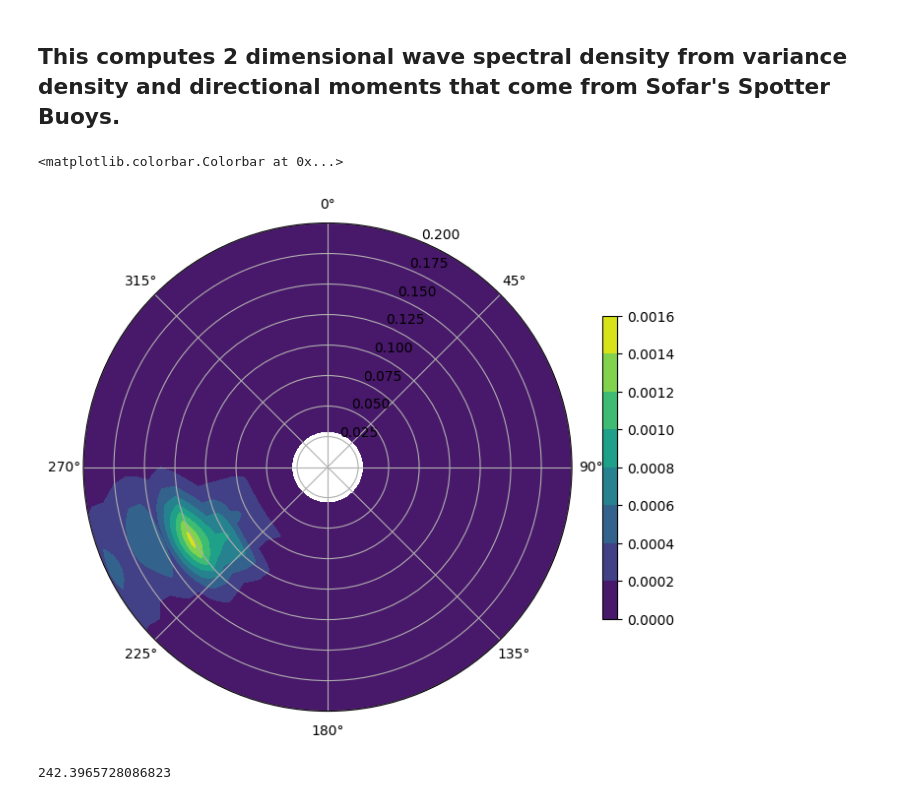
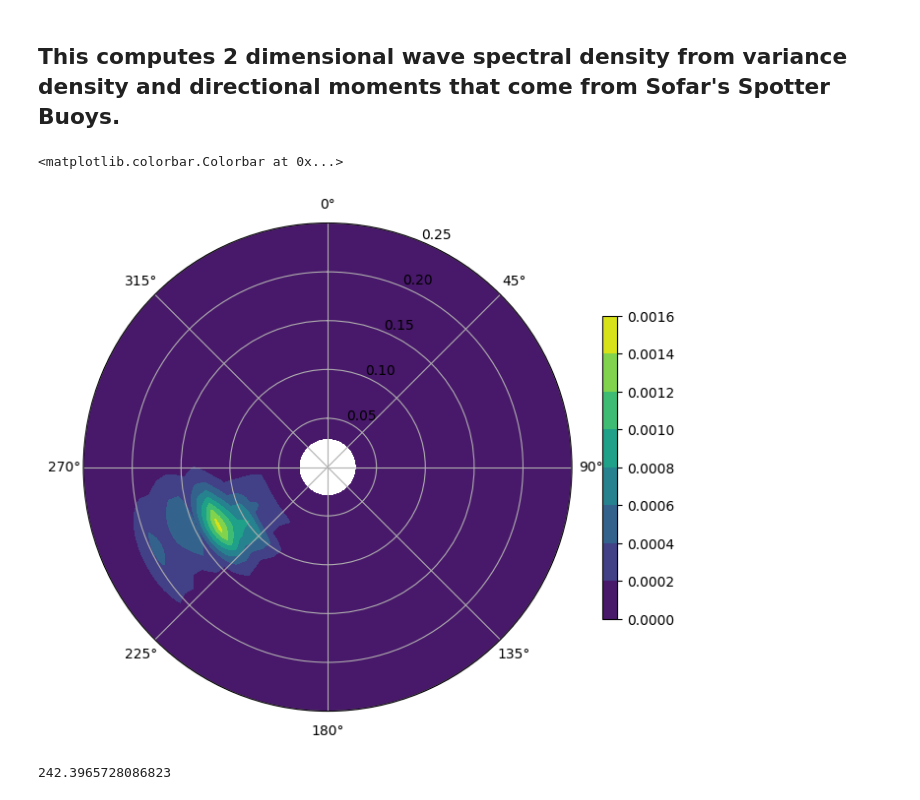
Before and after one commit to sofarocean/spotter-analysis-examples, a Jupyter notebook: directional_wave_spectra_example.ipynb, the cells around one changed output. Saved outputs shown, nothing was run; the diff lists cells and outputs as text; code cells hidden in the pictures.

```diff
--- a/directional_wave_spectra_example.ipynb
+++ b/directional_wave_spectra_example.ipynb
@@ -745,17 +745,17 @@ twoD_spectra = estimate_directional_spectrum(variance_density, direction_moments
 # %%
 fig, ax = plt.subplots(figsize=(8, 8), subplot_kw=dict(projection='polar'))
 theta = np.deg2rad(direction)
 im = ax.contourf(theta, frequency, twoD_spectra, cmap='viridis')
 ax.set_xlim([0*np.pi,2*np.pi])
-ax.set_ylim([0,0.2])
+ax.set_ylim([0,0.25])
 ax.set_theta_zero_location("N")
 ax.set_theta_direction(-1)
 ax.grid('on')
 
 plt.colorbar(im,shrink=0.5)
 # %% [output]
 <matplotlib.colorbar.Colorbar at 0x...>
-[figure, old version]
+[figure, new version]
 # %%
 peak_idx = np.argmax(variance_density)
 peak_direction = spotter_data['direction'][peak_idx]
```
